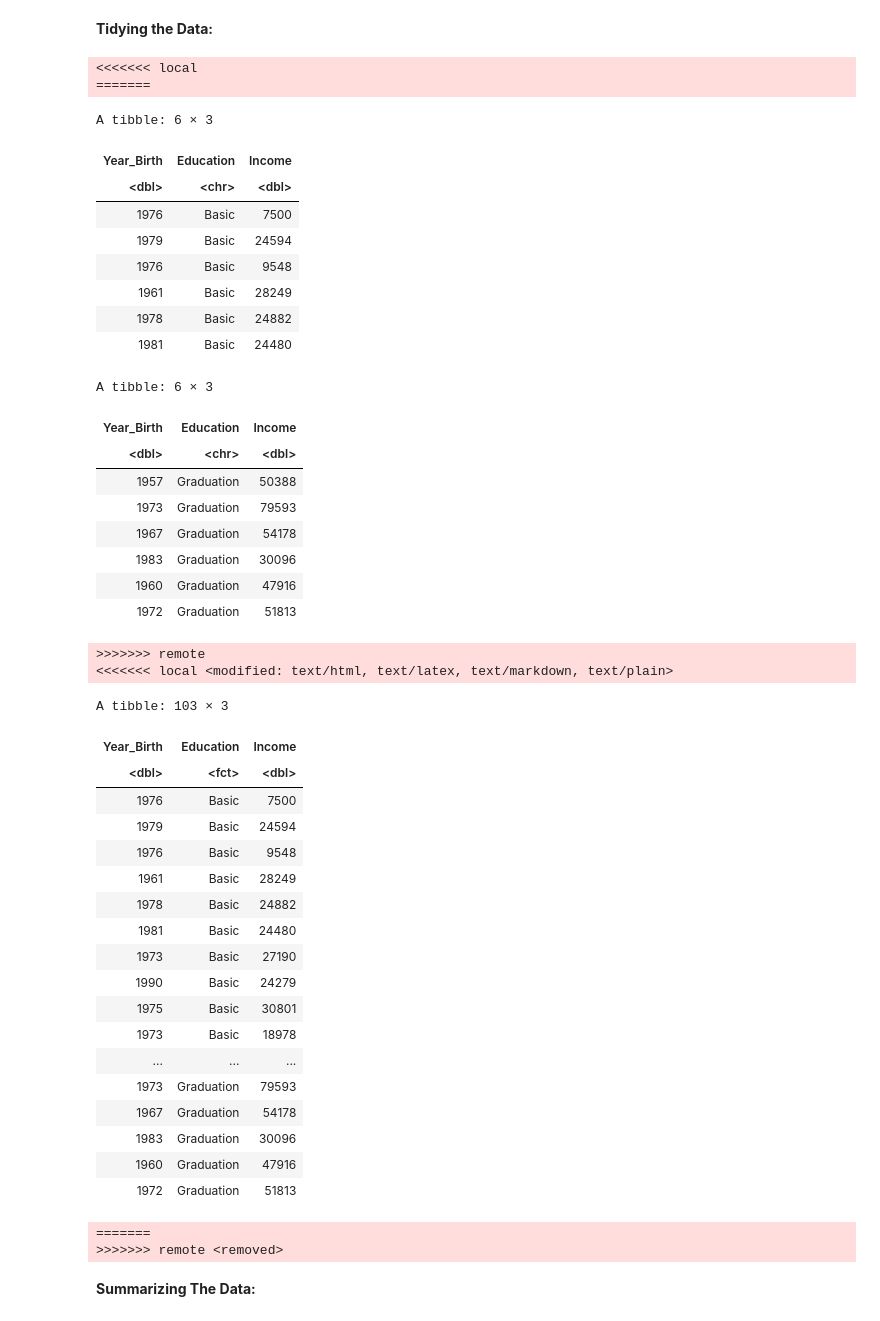
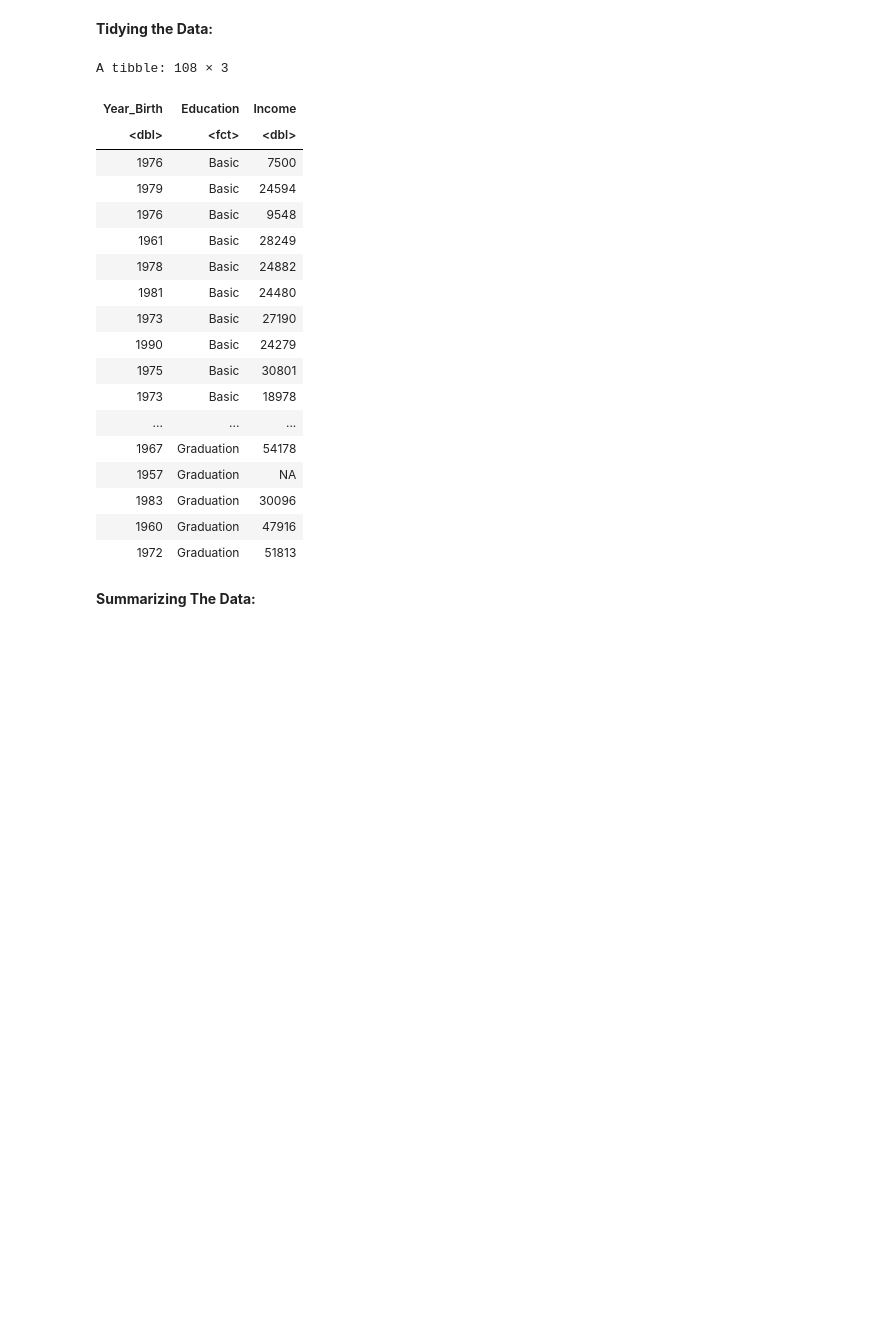
Before and after one commit to jansm04/toy_ds_project, a Jupyter notebook: MarketingCampaign.ipynb, the cells around one changed output. Saved outputs shown, nothing was run; the diff lists cells and outputs as text; code cells hidden in the pictures; blank space fills up the shorter version.

```diff
--- a/MarketingCampaign.ipynb
+++ b/MarketingCampaign.ipynb
@@ -15,5 +33,6 @@ library(tidymodels)
 # %%
-marketing_data <- read_delim("/home/jovyan/toy_ds_project/marketing_campaign.csv")
+marketing_data <- read_delim("/home/jovyan/toy_ds_project/marketing_campaign.csv") |>
+    mutate(Education = as_factor(Education))
 marketing_data
 # %% [output]
 Rows: 2240 Columns: 29
@@ -48,69 +67,54 @@ A tibble: 2240 × 29
 # %%
 # selects yob, education, and income columns
 marketing_data_tidy <- marketing_data |>
     select(Year_Birth, Education, Income)
 
 # creates dataframe for people with only a basic degree
 marketing_basic_ed <- marketing_data_tidy |>
   filter(Education == "Basic")
 
 # counts number of people with a basic degree
 marketing_basic_ed_count <- summarize(marketing_basic_ed, n())
 count <- pull(marketing_basic_ed_count, 1)
 
 # creates dataframe for people with a bachelors degree
 # (number of rows is equal to number of rows in marketing_basic_ed)
 marketing_grad_ed <- marketing_data_tidy |>
   filter(Education == "Graduation") |>
   head(count)
 
 # rbind() stacks marketing__ed and marketing_grad_ed
 marketing_data <- rbind(marketing_basic_ed, marketing_grad_ed)
 marketing_data
+
+# filters out all the observations with an NA cell
+marketing_data <- marketing_data |>
+  filter(!is.na(Year_Birth)) |>
+  filter(!is.na(Education)) |>
+  filter(!is.na(Income))
+
+# drops the "Master", "PhD", and "2n Cycle" categories from Education
+marketing_data$Education <- droplevels(marketing_data$Education)
 # %% [output]
-<<<<<<< local
-=======
+A tibble: 108 × 3
-A tibble: 6 × 3
 | Year_Birth | Education | Income |
-| <dbl> | <chr> | <dbl> |
+| <dbl> | <fct> | <dbl> |
 | 1976 | Basic | 7500 |
 | 1979 | Basic | 24594 |
 | 1976 | Basic | 9548 |
 | 1961 | Basic | 28249 |
 | 1978 | Basic | 24882 |
 | 1981 | Basic | 24480 |
+| 1973 | Basic | 27190 |
+| 1990 | Basic | 24279 |
+| 1975 | Basic | 30801 |
+| 1973 | Basic | 18978 |
+| ... | ... | ... |
+| 1967 | Graduation | 54178 |
+| 1957 | Graduation | NA |
+| 1983 | Graduation | 30096 |
+| 1960 | Graduation | 47916 |
+| 1972 | Graduation | 51813 |
-A tibble: 6 × 3
-| Year_Birth | Education | Income |
-| <dbl> | <chr> | <dbl> |
-| 1957 | Graduation | 50388 |
-| 1973 | Graduation | 79593 |
-| 1967 | Graduation | 54178 |
-| 1983 | Graduation | 30096 |
-| 1960 | Graduation | 47916 |
-| 1972 | Graduation | 51813 |
->>>>>>> remote
-<<<<<<< local <modified: text/html, text/latex, text/markdown, text/plain>
-A tibble: 103 × 3
-| Year_Birth | Education | Income |
-| <dbl> | <fct> | <dbl> |
-| 1976 | Basic | 7500 |
-| 1979 | Basic | 24594 |
-| 1976 | Basic | 9548 |
-| 1961 | Basic | 28249 |
-| 1978 | Basic | 24882 |
-| 1981 | Basic | 24480 |
-| 1973 | Basic | 27190 |
-| 1990 | Basic | 24279 |
-| 1975 | Basic | 30801 |
-| 1973 | Basic | 18978 |
-| ... | ... | ... |
-| 1973 | Graduation | 79593 |
-| 1967 | Graduation | 54178 |
-| 1983 | Graduation | 30096 |
-| 1960 | Graduation | 47916 |
-| 1972 | Graduation | 51813 |
-=======
->>>>>>> remote <removed>
 # %% [markdown]
 **Summarizing The Data:**
 # %%
```
Also changed, not shown: parts of 3 cells of this notebook.
